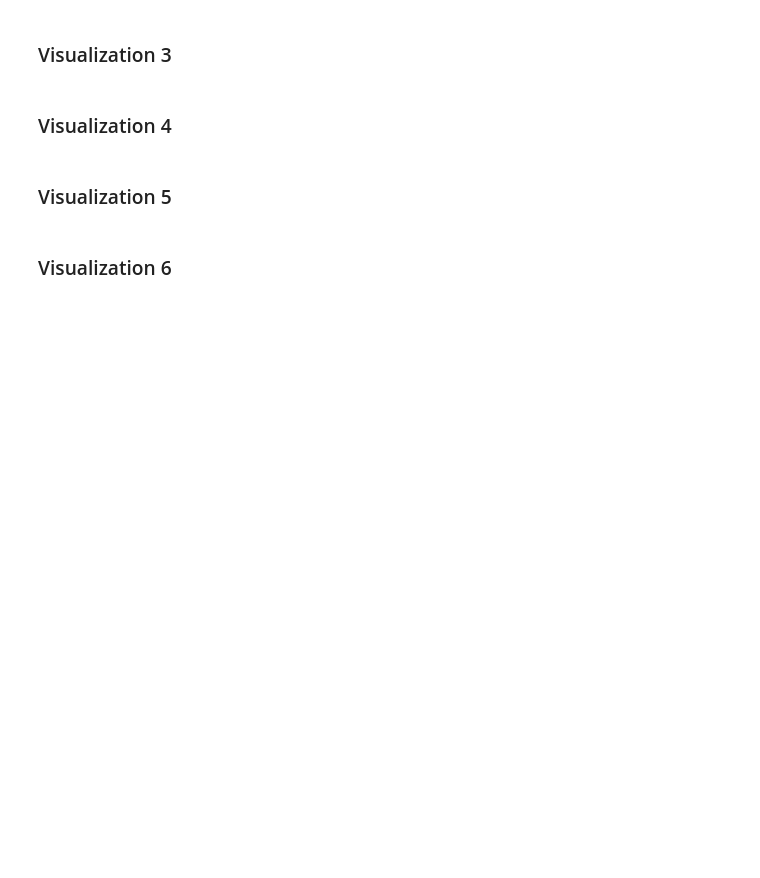
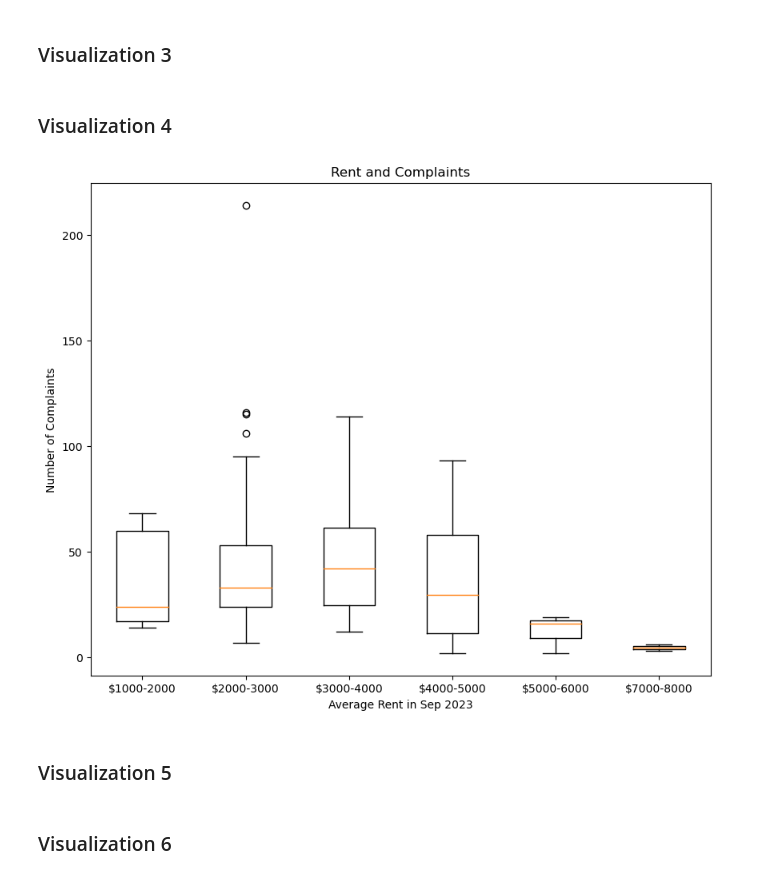
Before and after one commit to celiawaj/Final_Project_4501, a Jupyter notebook: Project Template.ipynb, the cells around one changed output. Cells and saved outputs as stored; diff of their text form; code cells hidden in the pictures; blank space fills up the shorter version.

```diff
--- a/Project Template.ipynb
+++ b/Project Template.ipynb
@@ -813,12 +840,42 @@ def plot_visual_4(dataframe):
     plt.show()
 # %%
 def get_data_for_visual_4():
-    # Query your database for the data needed.
-    # You can put the data queried into a pandas/geopandas dataframe, if you wish
-    raise NotImplementedError()
+    """
+    Retrieve and return data for visualization.
+
+    This function executes a SQL query to get average rent data in September 2023
+    and complaints data in each zipcode within a specific time range.
+
+    Returns:
+        result_df (pd.DataFrame): DataFrame containing the query results.
+    """
+    VISUAL_QUERY_4 = """
+    SELECT
+        complaints.zipcode,
+        AVG(rents.sep_rent) AS september_rent,
+        COUNT(*) AS num_complaints
+    FROM
+        complaints
+    JOIN
+        rents ON complaints.zipcode = rents.zipcode
+    WHERE
+        complaints.date BETWEEN TIMESTAMP '2022-10-01 00:00:00' AND TIMESTAMP '2023-09-30 23:59:59'
+    GROUP BY
+        complaints.zipcode
+    ORDER BY
+        september_rent DESC;
+    """
+
+    result_df = pd.read_sql_query(VISUAL_QUERY_4, engine)
+    bins = [0, 1000, 2000, 3000, 4000, 5000, 6000, 7000, 8000]
+    result_df['bin'] = pd.cut(result_df['september_rent'], bins, labels=[f'${i}-{j}' for i, j in zip(bins[:-1], bins[1:])])
+
+    return result_df
 # %%
-some_dataframe = get_data_for_visual_4()
-plot_visual_2(some_dataframe)
+dataframe_for_visual_4 = get_data_for_visual_4()
+rent_and_complaints(dataframe_for_visual_4)
+# %% [output]
+[figure, added]
 # %% [markdown]
 ### Visualization 5
 # %%
```
Also changed, not shown: parts of 21 cells of this notebook, 1 other file.
